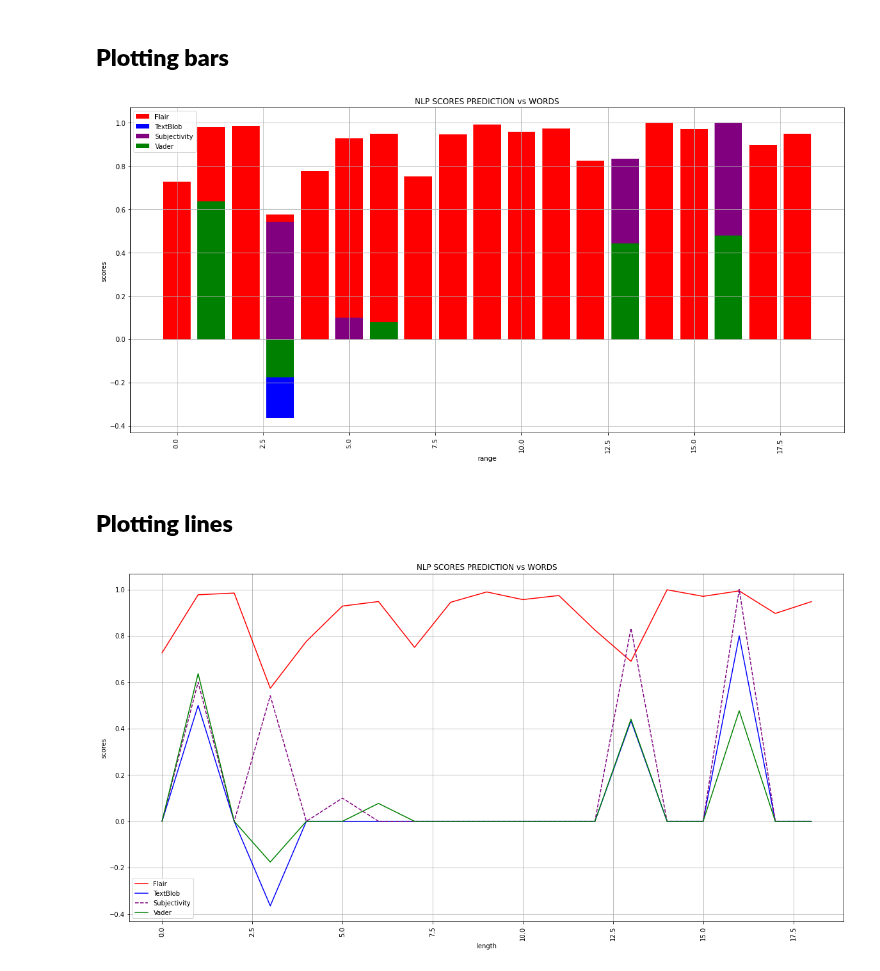
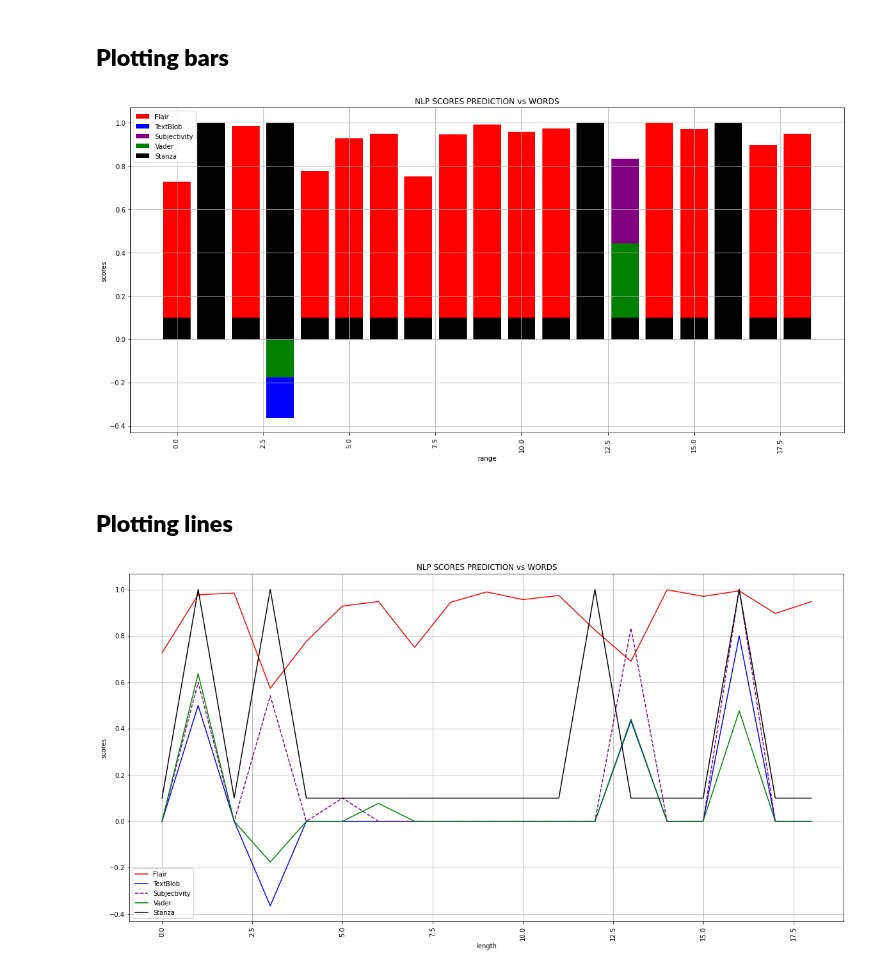
Before and after one commit to aascode/sentiment-analysis-2, a Jupyter notebook: plotting_NLP.ipynb, the cells around one changed output. Saved outputs shown, nothing was run; the diff lists cells and outputs as text; code cells hidden in the pictures.

Commit message:
stanza added to plotters with rules

```diff
--- a/plotting_NLP.ipynb
+++ b/plotting_NLP.ipynb
@@ -36,13 +36,14 @@ SIA = SentimentIntensityAnalyzer()
 [nltk_data]   Package vader_lexicon is already up-to-date!
 # %%
 # Stanza NLP CNN
-'''
+
 import stanza
 stanza.download('en', package='ewt', processors='tokenize,sentiment', verbose=True)
+stanza.download('en', package='default', processors='tokenize,sentiment', verbose=True)
 stNLP = stanza.Pipeline(processors='tokenize,sentiment', lang='en', use_gpu=True)
+
 def stanza_funct(text):
     data = stNLP(text)
-    for i, sentence in enumerate(data.sentences):
-        return i, sentence.sentiment
-'''
+    for sentence in data.sentences:
+        return sentence.sentiment
 # %% [output]
@@ -223,15 +251,26 @@ y_textblob_sentiment = np.array([(lambda x: text_blob_subjective(x)[0])(x) for x
 y_textblob_subjectivity = np.array([(lambda x: text_blob_subjective(x)[1])(x) for x in data.split()])
 # %%
 y_vader = [(lambda x: SIA.polarity_scores(x)['compound'])(x) for x in data.split()]
+# %%
+y_stanza_1 = [(lambda x: stanza_funct(x))(x) for x in data.split()]
+y_stanza = []
+for i in y_stanza_1:
+    if i == 2:
+        y_stanza.append(1)
+    elif i == 1:
+        y_stanza.append(0.1)
+    else:
+        y_stanza.append(-1)
 # %% [markdown]
 ## **Plotting bars**
 # %%
-def plot_bar(p1y, p2y, p3y, p4y, x, size):
+def plot_bar(p1y, p2y, p3y, p4y, p5y, x, size):
     plt.figure(figsize=size)
     plt.bar(x, p1y, label='Flair', color='red')
     plt.bar(x, p2y, label='TextBlob', color='blue')
     plt.bar(x, p3y, label='Subjectivity', color='purple')
     plt.bar(x, p4y, label='Vader', color='green')
+    plt.bar(x, p5y, label='Stanza', color='black')
     plt.title('NLP SCORES PREDICTION vs WORDS')
     plt.xlabel('range')
     plt.ylabel('scores')
@@ -244,14 +283,15 @@ def plot_bar(p1y, p2y, p3y, p4y, x, size):
 # %%
 plot_bar(
     p1y=y_flair,
     p2y=y_textblob_sentiment,
     p3y=y_textblob_subjectivity,
     p4y=y_vader,
+    p5y=y_stanza,
     x=x_flair,
     size=(16,  8)
 )
 # %% [output]
-[figure, old version]
+[figure, new version]
 # %% [markdown]
 ## **Plotting lines**
 # %%
@@ -276,8 +317,9 @@ plot_lines(
     p2y=y_textblob_sentiment,
     p3y=y_textblob_subjectivity,
     p4y=y_vader,
+    p5y=y_stanza,
     x=x_flair,
     size=(20,  10)
 )
 # %% [output]
-[figure, old version]
+[figure, new version]
```
Also changed, not shown: parts of 6 cells of this notebook.
